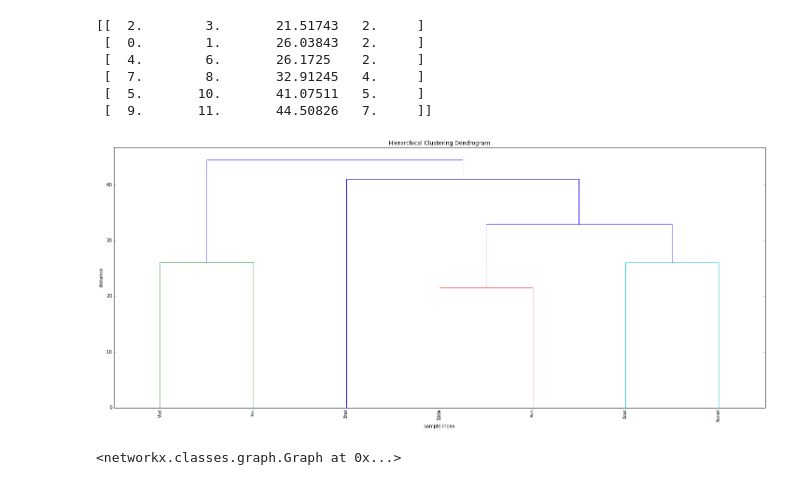
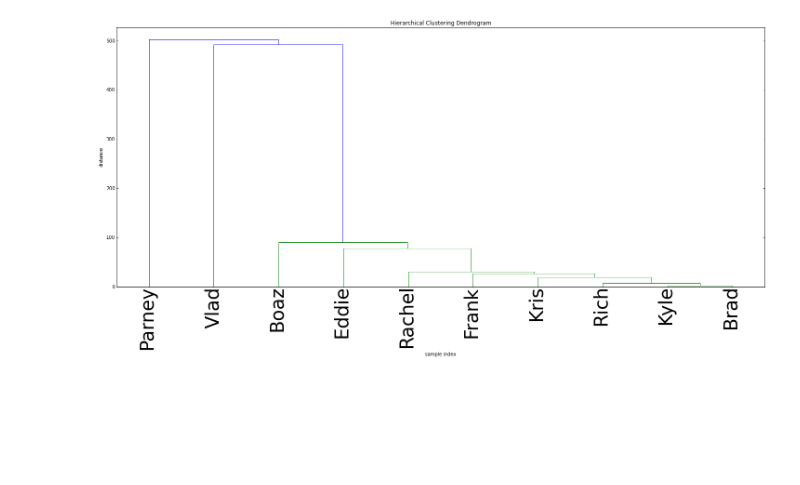
Before and after one commit to btothez/ipython-notebooks, a Jupyter notebook: EarlyBird Network Dynamics.ipynb, the cells around one changed output. Cells and saved outputs as stored; diff of their text form; code cells hidden in the pictures; blank space fills up the shorter version.

```diff
--- a/EarlyBird Network Dynamics.ipynb
+++ b/EarlyBird Network Dynamics.ipynb
@@ -1,11 +70,4 @@
 # %%
-%matplotlib inline
-import numpy as np
-from sklearn.preprocessing import normalize
-from scipy.cluster.hierarchy import dendrogram, linkage
-from matplotlib import pyplot as plt
-np.set_printoptions(precision=5, suppress=True)  # suppress scientific float notation
-names = np.array(['Boaz', 'Parnell', 'Eddie', 'Rich', 'Vlad', 'Brad', 'Kris'])
 def normalize(mat):
     new_mat = []
     for row in mat:
@@ -19,3 +81,13 @@ def set_zero_diag(mat):
             if j == i:
                 mat[i][j] = 0
     return mat
+
+
+#normalize rows, then transpose
+chats = normalize(chats)
+chats = chats.transpose()
+
+
+# Do columns sum to 1?
+print chats.transpose()[0]
+print chats.transpose()[0].sum()
@@ -73,0 +142,5 @@ array([[ 0, 14, 20, 18, 12, 17, 11],
+# %%
+chats_given = original_chats
+named_chats = [(names[i], chats_given[i]) for i in range(len(original_chats))]
+for line in named_chats:
+    print line
@@ -74,4 +158,4 @@ array([[ 0, 14, 20, 18, 12, 17, 11],
 # %%
-Z = linkage(chats, 'average')
-Z
+Z = linkage(chats_given, 'ward')
+print Z
 # %% [output]
@@ -92,29 +179,16 @@ c
 # %%
-print(Z)
 # calculate full dendrogram
 plt.figure(figsize=(25, 10))
 plt.title('Hierarchical Clustering Dendrogram')
 plt.xlabel('sample index')
 plt.ylabel('distance')
+
 dendrogram(
     Z,
     leaf_rotation=90.,  # rotates the x axis labels
-    leaf_font_size=8.,  # font size for the x axis labels
+    leaf_font_size=40.,  # font size for the x axis labels
     labels=names
 )
 plt.show()
 # %% [output]
-[[  2.        3.       21.51743   2.     ]
- [  0.        1.       26.03843   2.     ]
- [  4.        6.       26.1725    2.     ]
- [  7.        8.       32.91245   4.     ]
- [  5.       10.       41.07511   5.     ]
- [  9.       11.       44.50826   7.     ]]
-[figure, old version]
+[figure, new version]
-# %%
-#http://networkx.github.io/examples.html
-import networkx as nx
-G=nx.Graph()
-G
-# %% [output]
-<networkx.classes.graph.Graph at 0x...>
```
Also changed, not shown: parts of 11 cells of this notebook, 6 other files.
